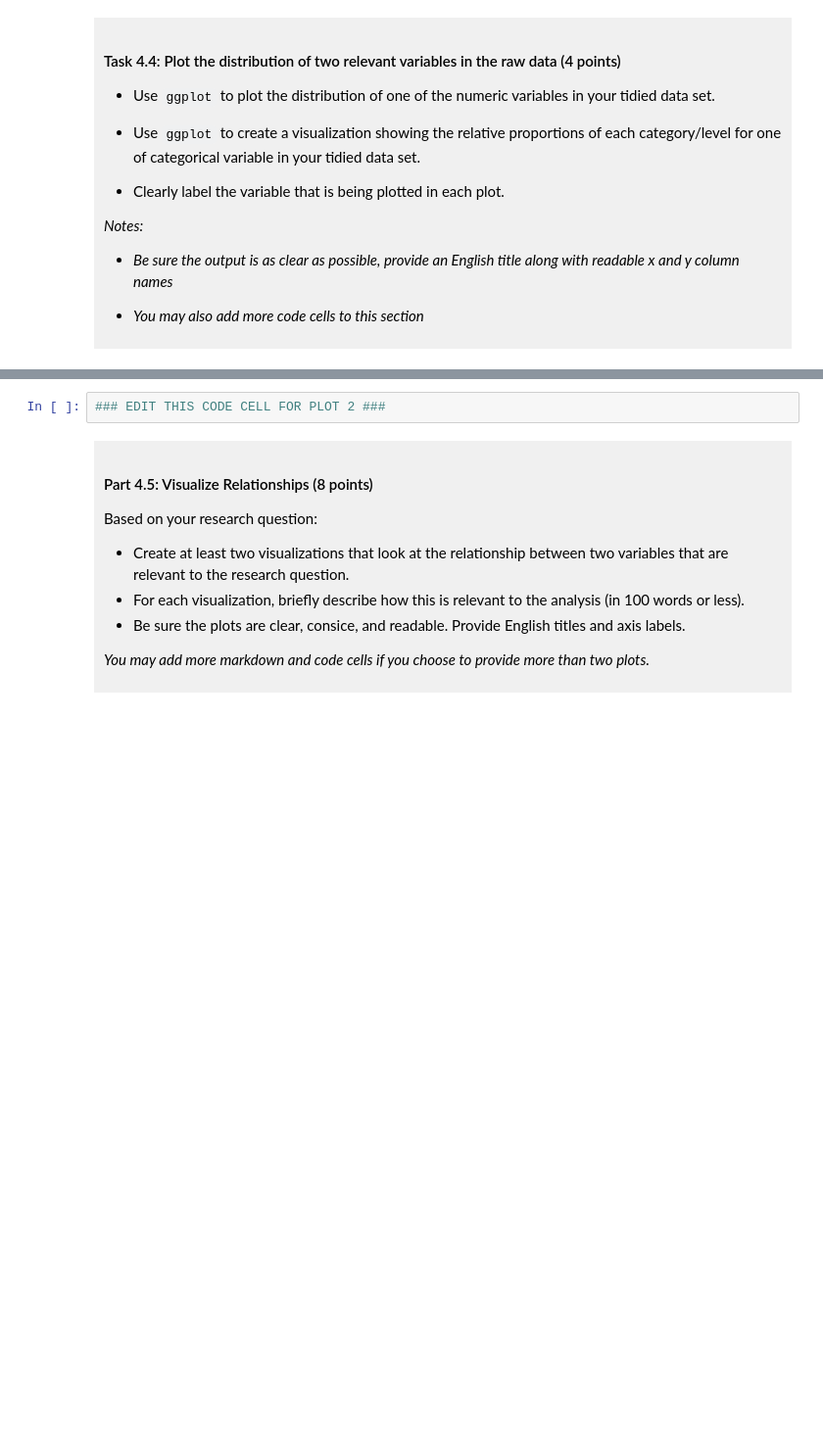
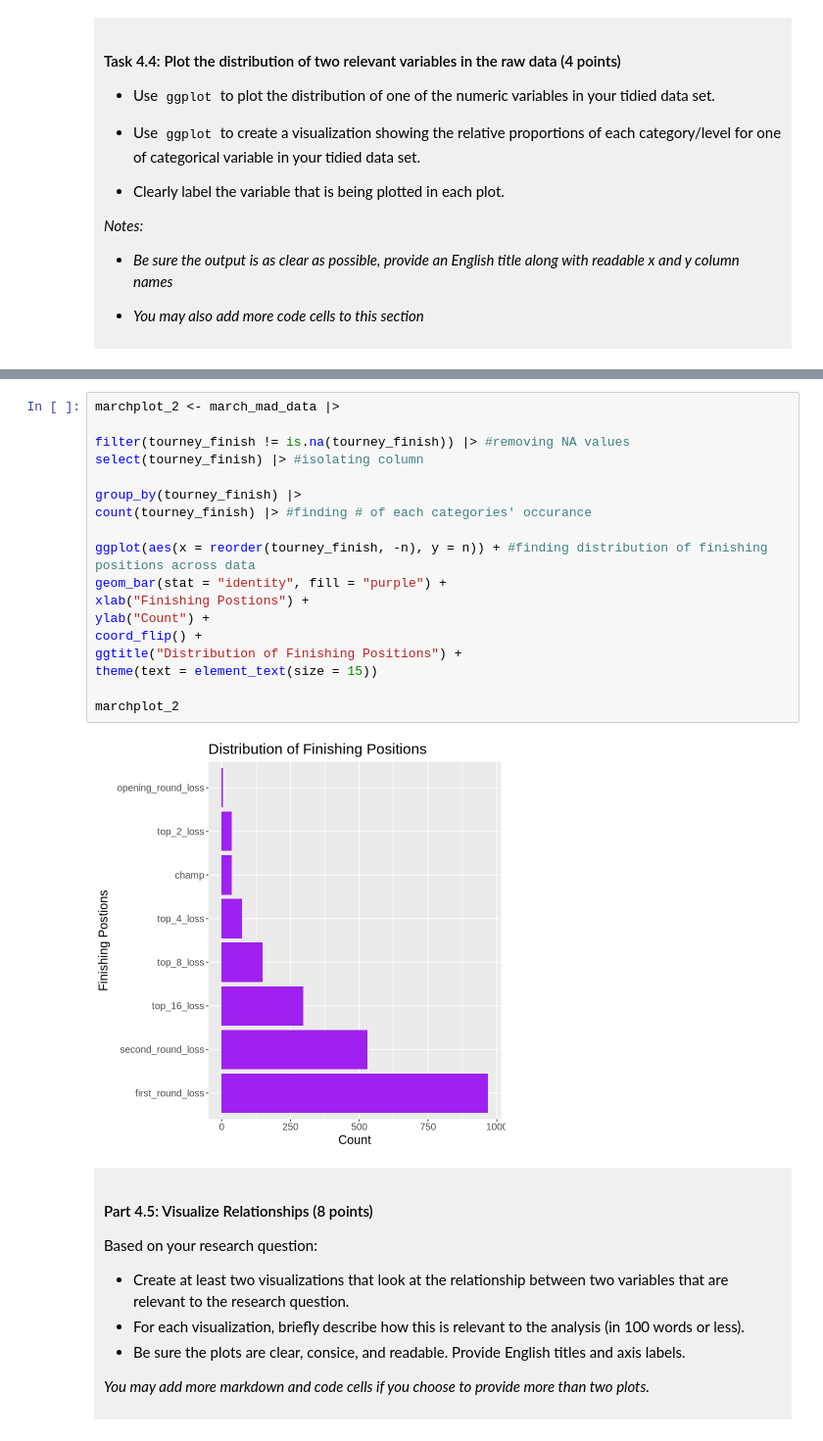
Before and after one commit to kdraat/dsci-100-project-kaia-deraat, a Jupyter notebook: dsci-100-project-notebook.ipynb, the cells around one changed output, grey strips where cells are left out. Shown at 98% size. Drawn from its saved outputs; the diff is of its cells as text; blank space fills up the shorter version.

```diff
--- a/dsci-100-project-notebook.ipynb
+++ b/dsci-100-project-notebook.ipynb
@@ -309,5 +378,23 @@ You will refine your research question (if needed) and produce a tidy data set.
 # %%
-### EDIT THIS CODE CELL FOR PLOT 2 ###
+marchplot_2 <- march_mad_data |>
+
+filter(tourney_finish != is.na(tourney_finish)) |> #removing NA values
+select(tourney_finish) |> #isolating column
+
+group_by(tourney_finish) |>
+count(tourney_finish) |> #finding # of each categories' occurance
+
+ggplot(aes(x = reorder(tourney_finish, -n), y = n)) + #finding distribution of finishing positions across data
+geom_bar(stat = "identity", fill = "purple") +
+xlab("Finishing Postions") +
+ylab("Count") +
+coord_flip() +
+ggtitle("Distribution of Finishing Positions") +
+theme(text = element_text(size = 15))
+
+marchplot_2
+# %% [output]
+[figure, added]
 # %% [markdown]
 <div style="background-color: #f0f0f0; padding: 10px;">
 
```
Also changed, not shown: parts of 13 cells of this notebook.
